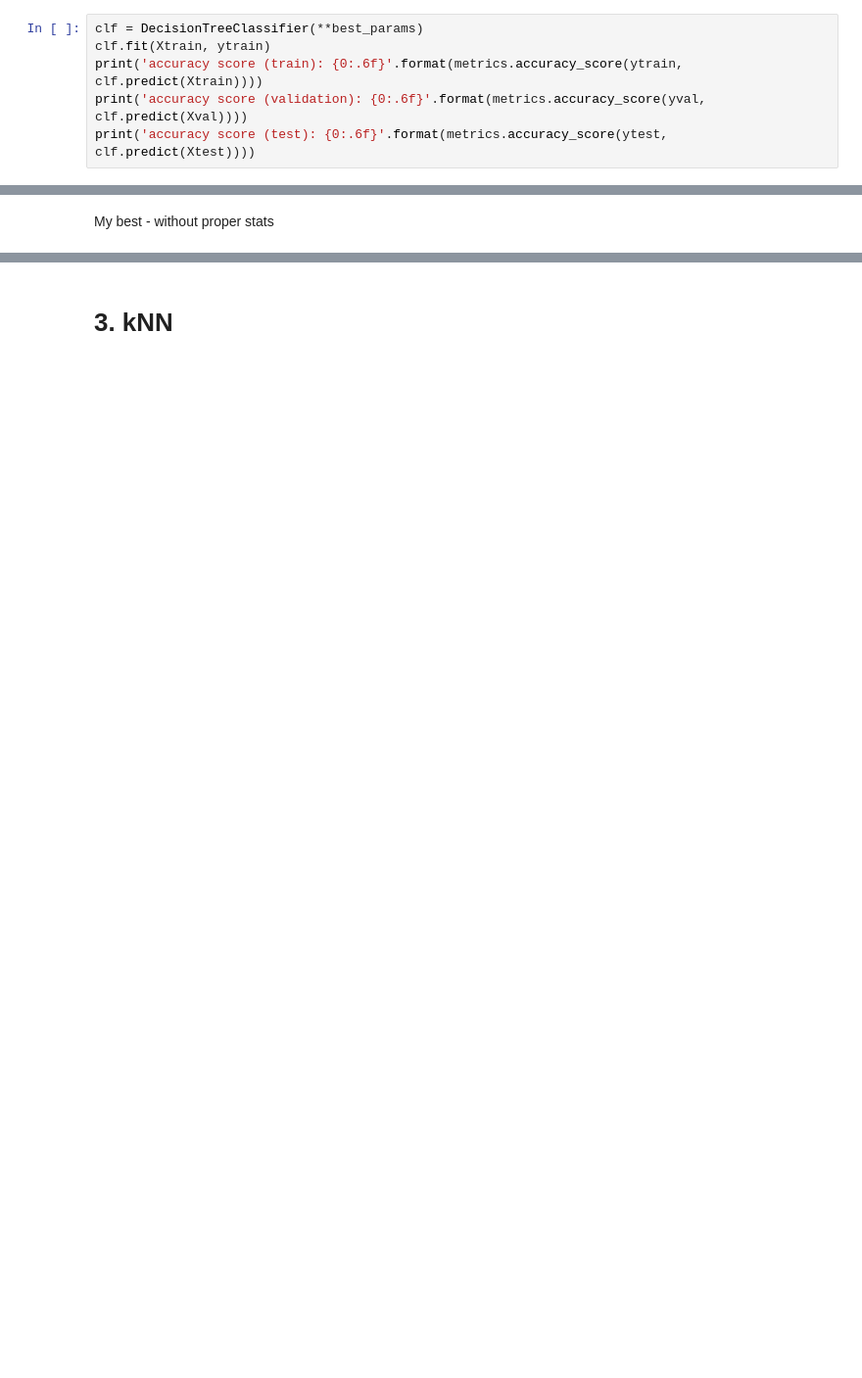
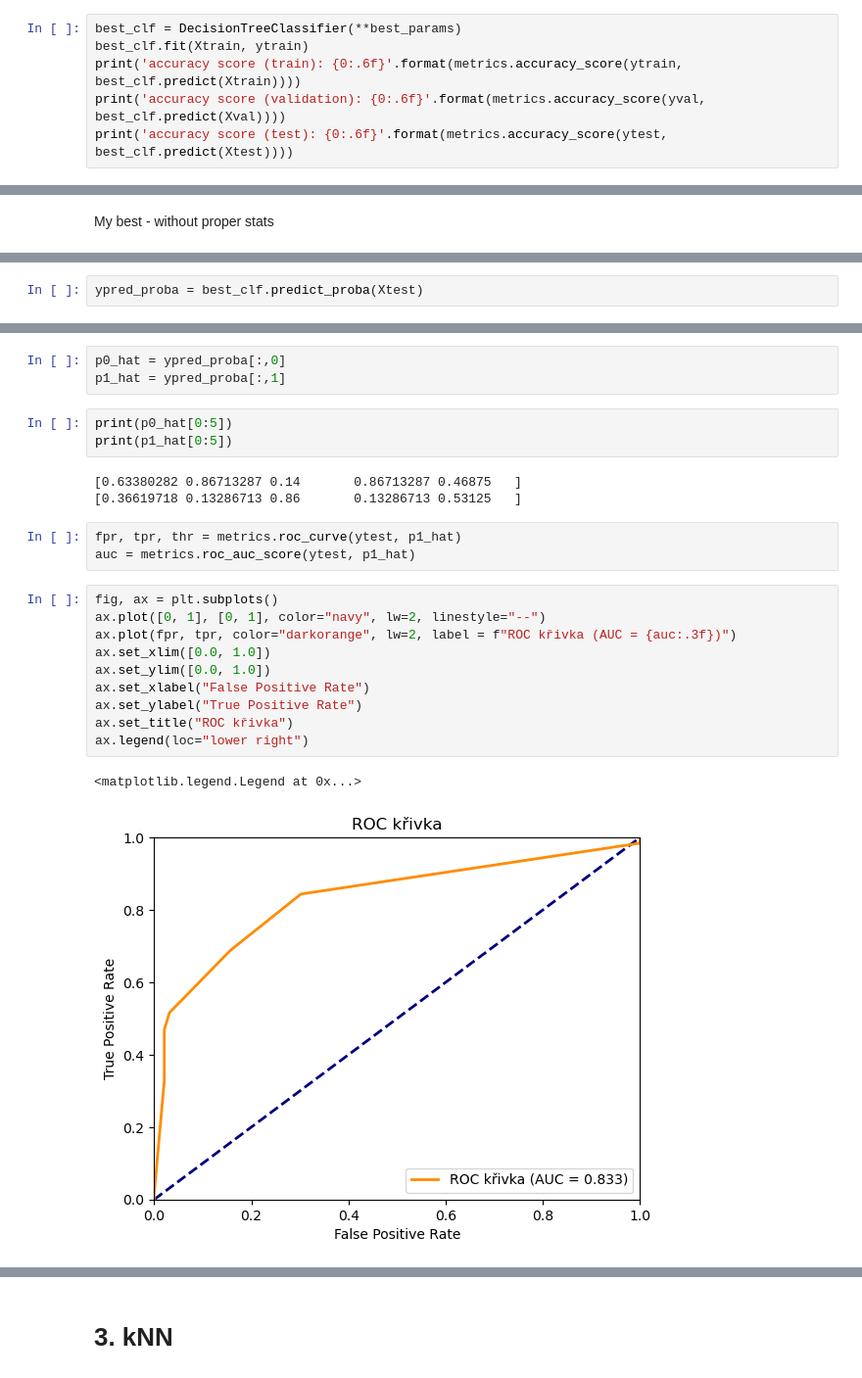
Before and after one commit to nickobard/Machine-Learning-I, a Jupyter notebook: 01/homework_01.ipynb, the cells around one changed output, grey strips where cells are left out. Shown at 98% size. Cells and saved outputs as stored; diff of their text form; blank space fills up the shorter version.

```diff
--- a/01/homework_01.ipynb
+++ b/01/homework_01.ipynb
@@ -884,7 +896,7 @@ best_params
 # %%
-clf = DecisionTreeClassifier(**best_params)
-clf.fit(Xtrain, ytrain)
-print('accuracy score (train): {0:.6f}'.format(metrics.accuracy_score(ytrain, clf.predict(Xtrain))))
-print('accuracy score (validation): {0:.6f}'.format(metrics.accuracy_score(yval, clf.predict(Xval))))
-print('accuracy score (test): {0:.6f}'.format(metrics.accuracy_score(ytest, clf.predict(Xtest))))
+best_clf = DecisionTreeClassifier(**best_params)
+best_clf.fit(Xtrain, ytrain)
+print('accuracy score (train): {0:.6f}'.format(metrics.accuracy_score(ytrain, best_clf.predict(Xtrain))))
+print('accuracy score (validation): {0:.6f}'.format(metrics.accuracy_score(yval, best_clf.predict(Xval))))
+print('accuracy score (test): {0:.6f}'.format(metrics.accuracy_score(ytest, best_clf.predict(Xtest))))
 # %% [output]
@@ -895,0 +964,2 @@ My best - without proper stats
+# %%
+ypred_proba = best_clf.predict_proba(Xtest)
@@ -895,0 +971,25 @@ My best - without proper stats
+# %%
+p0_hat = ypred_proba[:,0]
+p1_hat = ypred_proba[:,1]
+# %%
+print(p0_hat[0:5])
+print(p1_hat[0:5])
+# %% [output]
+[0.63380282 0.86713287 0.14       0.86713287 0.46875   ]
+[0.36619718 0.13286713 0.86       0.13286713 0.53125   ]
+# %%
+fpr, tpr, thr = metrics.roc_curve(ytest, p1_hat)
+auc = metrics.roc_auc_score(ytest, p1_hat)
+# %%
+fig, ax = plt.subplots()
+ax.plot([0, 1], [0, 1], color="navy", lw=2, linestyle="--")
+ax.plot(fpr, tpr, color="darkorange", lw=2, label = f"ROC křivka (AUC = {auc:.3f})")
+ax.set_xlim([0.0, 1.0])
+ax.set_ylim([0.0, 1.0])
+ax.set_xlabel("False Positive Rate")
+ax.set_ylabel("True Positive Rate")
+ax.set_title("ROC křivka")
+ax.legend(loc="lower right")
+# %% [output]
+<matplotlib.legend.Legend at 0x...>
+[figure, added]
```
Also changed, not shown: parts of 31 cells of this notebook.
